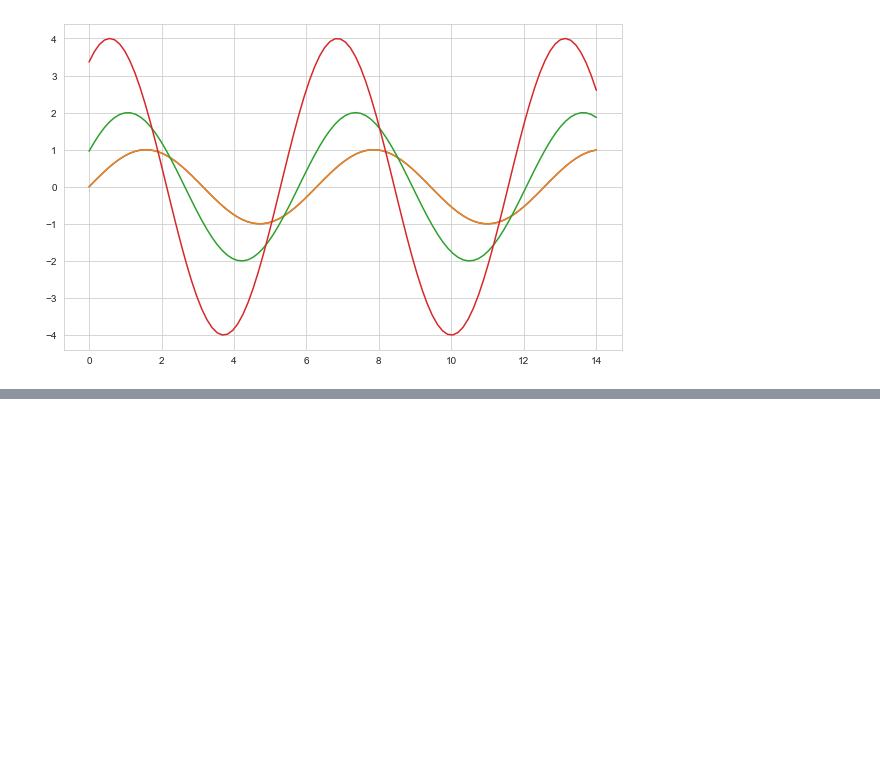
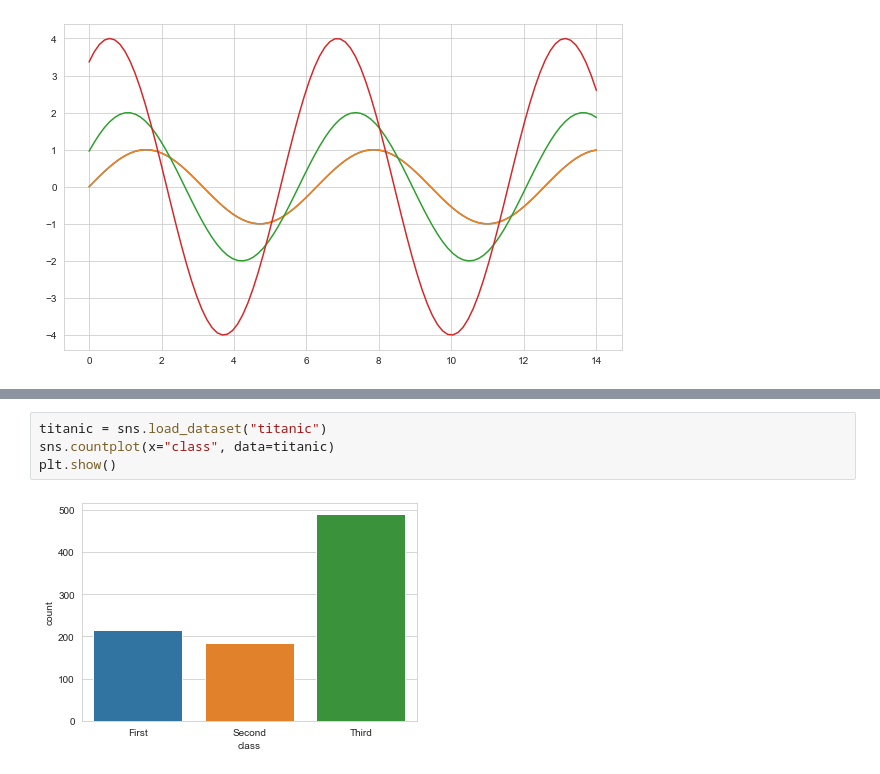
Before and after one commit to WujinK/3.17-, a Jupyter notebook: seaborn연습.ipynb, the cells around one changed output, grey strips where cells are left out. Cells and saved outputs as stored; diff of their text form; blank space fills up the shorter version.

```diff
--- a/seaborn연습.ipynb
+++ b/seaborn연습.ipynb
@@ -52,0 +50,6 @@ tips
+# %%
+titanic = sns.load_dataset("titanic")
+sns.countplot(x="class", data=titanic)
+plt.show()
+# %% [output]
+[figure, added]
```
Also changed, not shown: parts of 3 cells of this notebook.
